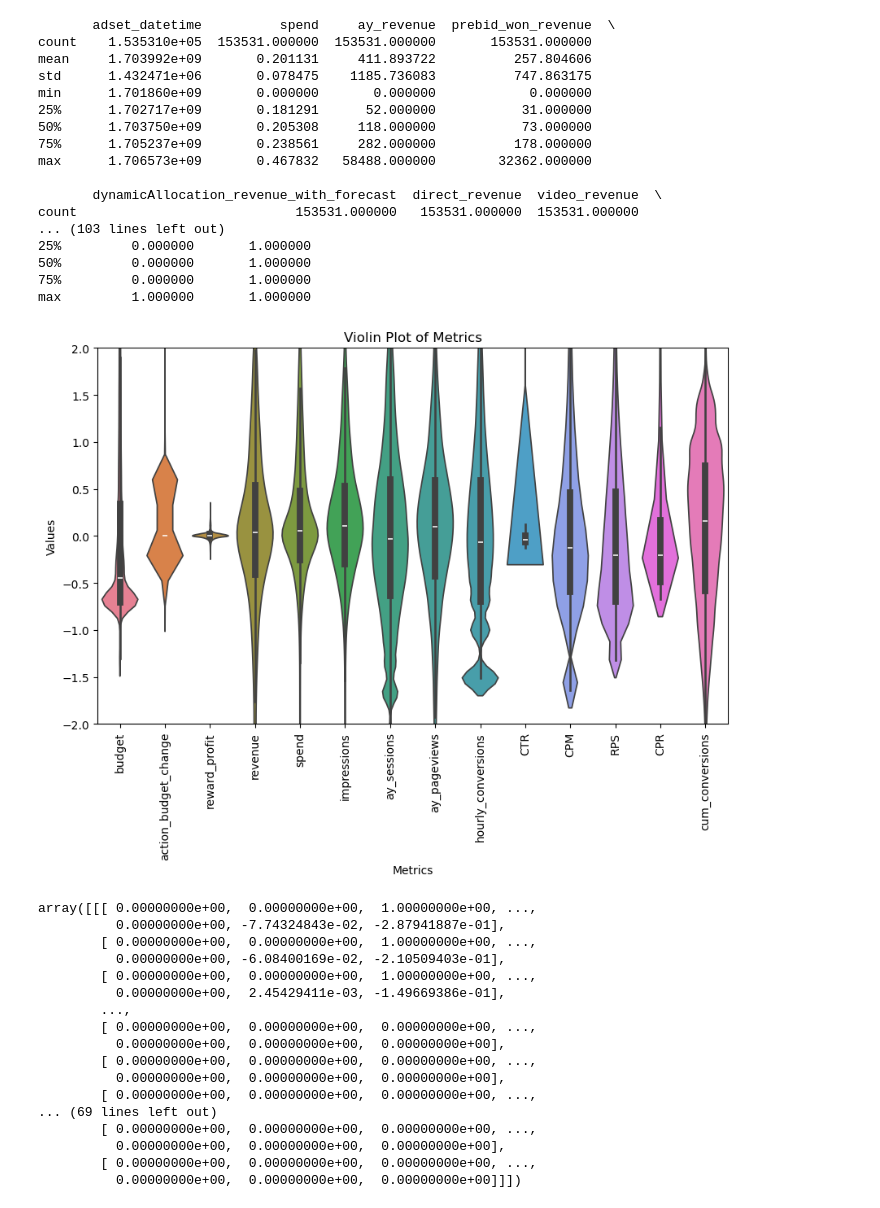
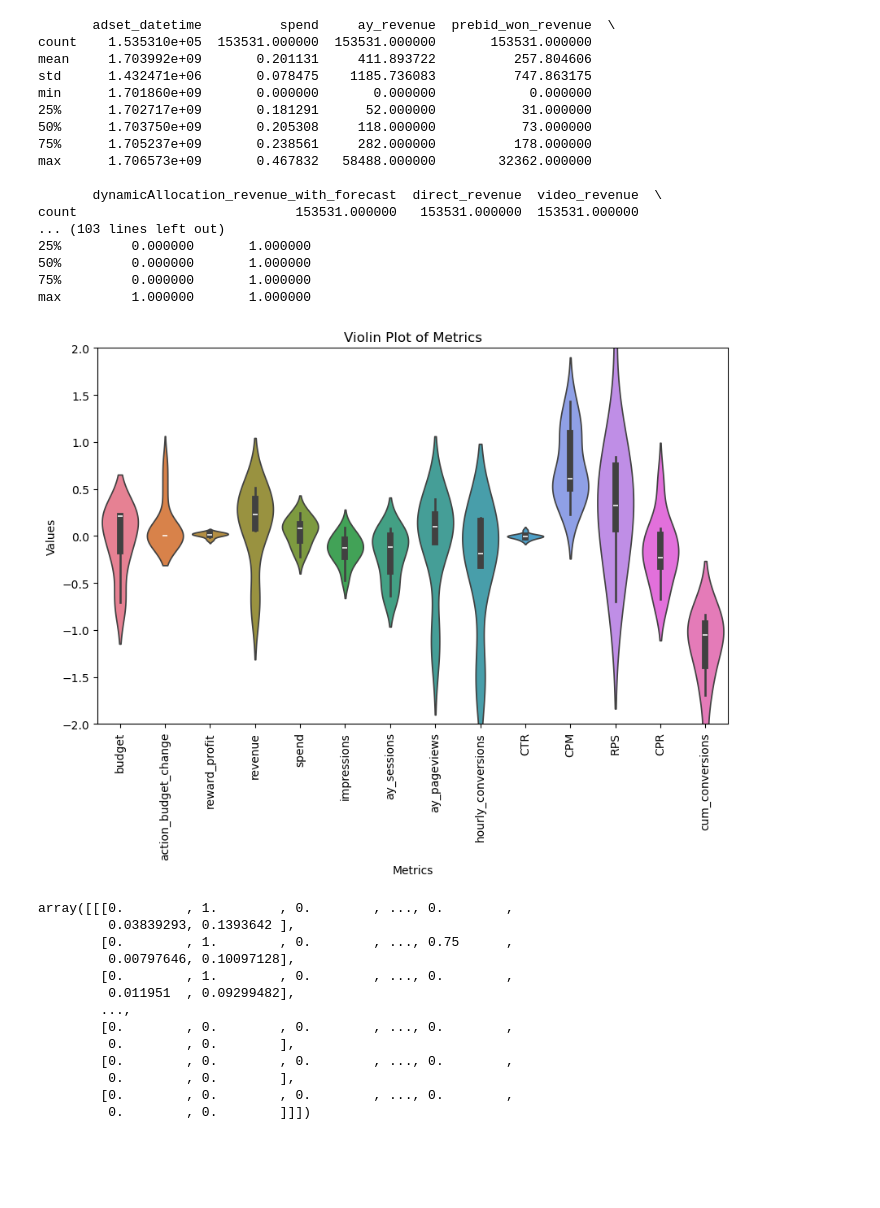
Before and after one commit to hudson1712/Trajectory-Transformer, a Jupyter notebook: retrieve_online_data.ipynb, the cells around one changed output. Saved outputs shown, nothing was run; the diff lists cells and outputs as text; code cells hidden in the pictures; blank space fills up the shorter version.

```diff
--- a/retrieve_online_data.ipynb
+++ b/retrieve_online_data.ipynb
@@ -11,8 +11,8 @@ from utils import load_database_table
 from prepare_data import *
 
 TODAY = dt.datetime.today().strftime('%Y-%m-%d %H:%M:%S')
-TODAY = '2024-01-30 00:00:00'
-start_date = (dt.datetime.strptime(TODAY, '%Y-%m-%d %H:%M:%S') - dt.timedelta(days=70)).strftime('%Y-%m-%d %H:%M:%S')
+#TODAY = '2024-01-30 00:00:00'
+start_date = (dt.datetime.strptime(TODAY, '%Y-%m-%d %H:%M:%S') - dt.timedelta(hours=12)).strftime('%Y-%m-%d %H:%M:%S')
 
 #SQL command to join budgets to adsets hourlies
 req_1 = "SELECT * FROM adsets_hourlies AS a LEFT JOIN budget_changes AS b ON a.campaign_name = b.campaign_name and a.adset_datetime = b.datetime WHERE adset_datetime BETWEEN '"+start_date+"' AND '"+TODAY+"'"
@@ -27,12 +27,7 @@ Executing custom command: SELECT hour, campaign_name, conversions FROM facebook_
 # %%
-import pandas as pd
 create_trajectories_file = 0
-data_describe = pd.read_csv('data/data_describe_dec-jan.csv', index_col=0)
-print(data_describe)
-for col in data_describe.columns:
-    print(1 - data_describe.loc['mean', col]/data_describe.loc['std', col])
-
 from prepare_data import *
+#Remove duplicate columns
 cols=pd.Series(df.columns)
 for dup in cols[cols.duplicated()].unique():
     cols[cols[cols == dup].index.values.tolist()] = [dup + '.' + str(i) if i != 0 else dup for i in range(sum(cols == dup))]
@@ -46,7 +41,7 @@ df = df[~df['campaign_name'].str.contains('-A1|test', regex=True)]
 specific_campaign = 'RockHoFNope03B-A7-EK-US-AND-RPS5-GS-1-gallery-U743-1706021099'
 filtered_df = df[df['campaign_name'].str.contains(specific_campaign)]
 
-seq, mask = create_trajectories_file(df, cdf, savepath_id='data_describe_dec-jan', sequence_length=48)
+seq, mask = create_trajectories_file(filtered_df, cdf, savepath_id='RockHoFNope03B', sequence_length=48, to_csv=True)
 
 seq
 # %% [output]
@@ -70,35 +52,31 @@ count                            153531.000000   153531.000000  153531.000000
        adset_datetime          spend     ay_revenue  prebid_won_revenue  \
 count    1.535310e+05  153531.000000  153531.000000       153531.000000
 mean     1.703992e+09       0.201131     411.893722          257.804606
 std      1.432471e+06       0.078475    1185.736083          747.863175
 min      1.701860e+09       0.000000       0.000000            0.000000
 25%      1.702717e+09       0.181291      52.000000           31.000000
 50%      1.703750e+09       0.205308     118.000000           73.000000
 75%      1.705237e+09       0.238561     282.000000          178.000000
 max      1.706573e+09       0.467832   58488.000000        32362.000000
 
        dynamicAllocation_revenue_with_forecast  direct_revenue  video_revenue  \
 count                            153531.000000   153531.000000  153531.000000
 ... (103 lines left out)
 25%         0.000000       1.000000
 50%         0.000000       1.000000
 75%         0.000000       1.000000
 max         1.000000       1.000000
-[figure, old version]
+[figure, new version]
-array([[[ 0.00000000e+00,  0.00000000e+00,  1.00000000e+00, ...,
-          0.00000000e+00, -7.74324843e-02, -2.87941887e-01],
-        [ 0.00000000e+00,  0.00000000e+00,  1.00000000e+00, ...,
-          0.00000000e+00, -6.08400169e-02, -2.10509403e-01],
-        [ 0.00000000e+00,  0.00000000e+00,  1.00000000e+00, ...,
-          0.00000000e+00,  2.45429411e-03, -1.49669386e-01],
+array([[[0.        , 1.        , 0.        , ..., 0.        ,
+         0.03839293, 0.1393642 ],
+        [0.        , 1.        , 0.        , ..., 0.75      ,
+         0.00797646, 0.10097128],
+        [0.        , 1.        , 0.        , ..., 0.        ,
+         0.011951  , 0.09299482],
         ...,
-        [ 0.00000000e+00,  0.00000000e+00,  0.00000000e+00, ...,
-          0.00000000e+00,  0.00000000e+00,  0.00000000e+00],
-        [ 0.00000000e+00,  0.00000000e+00,  0.00000000e+00, ...,
-          0.00000000e+00,  0.00000000e+00,  0.00000000e+00],
-        [ 0.00000000e+00,  0.00000000e+00,  0.00000000e+00, ...,
-... (69 lines left out)
-        [ 0.00000000e+00,  0.00000000e+00,  0.00000000e+00, ...,
-          0.00000000e+00,  0.00000000e+00,  0.00000000e+00],
-        [ 0.00000000e+00,  0.00000000e+00,  0.00000000e+00, ...,
-          0.00000000e+00,  0.00000000e+00,  0.00000000e+00]]])
+        [0.        , 0.        , 0.        , ..., 0.        ,
+         0.        , 0.        ],
+        [0.        , 0.        , 0.        , ..., 0.        ,
+         0.        , 0.        ],
+        [0.        , 0.        , 0.        , ..., 0.        ,
+         0.        , 0.        ]]])
```
Also changed, not shown: parts of 2 cells of this notebook, 2 other files.
